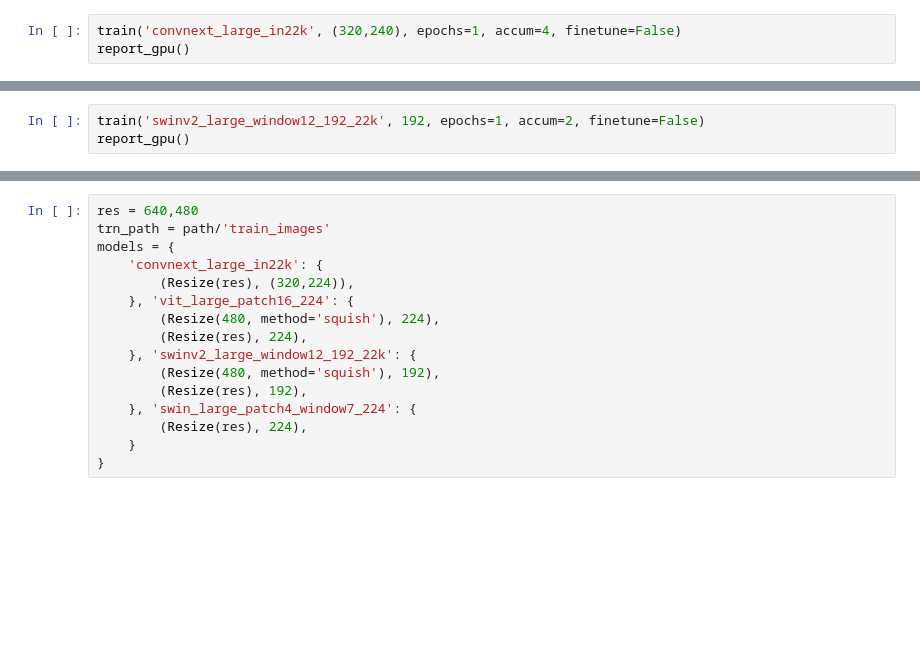
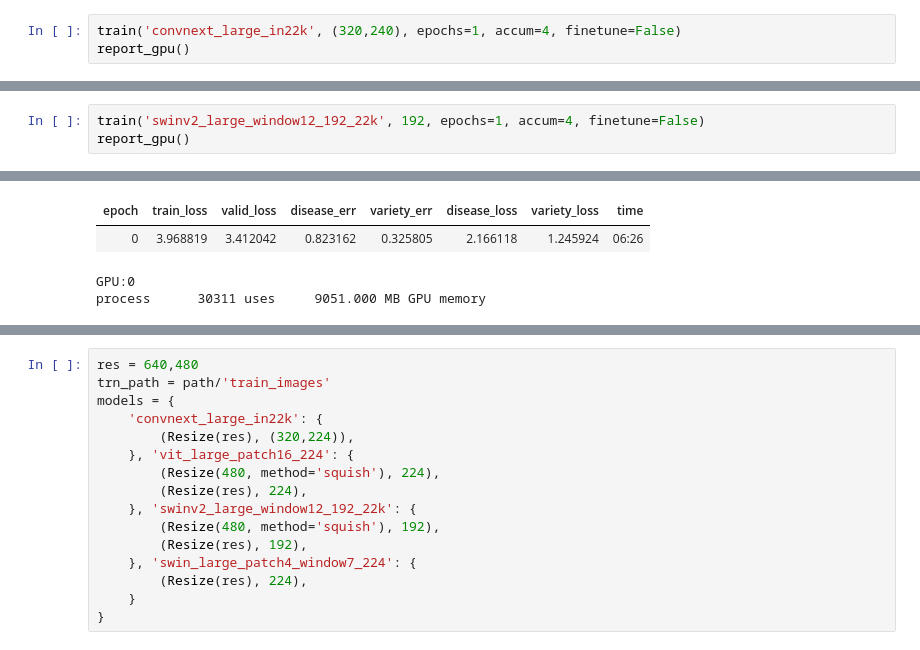
Before and after one commit to sayanbanerjee32/paddy_comp_with_jhoward, a Jupyter notebook: multi_target.ipynb, the cells around one changed output, grey strips where cells are left out. Drawn from its saved outputs; the diff is of its cells as text; blank space fills up the shorter version.

```diff
--- a/multi_target.ipynb
+++ b/multi_target.ipynb
@@ -202,3 +202,4 @@ TypeError: ignored
 # %%
-train('swinv2_large_window12_192_22k', 192, epochs=1, accum=2, finetune=False)
+train('swinv2_large_window12_192_22k', 192, epochs=1, accum=4, finetune=False)
 report_gpu()
+# %% [output]
@@ -205 +207,5 @@ report_gpu()
+| epoch | train_loss | valid_loss | disease_err | variety_err | disease_loss | variety_loss | time |
+| 0 | 3.968819 | 3.412042 | 0.823162 | 0.325805 | 2.166118 | 1.245924 | 06:26 |
+GPU:0
+process      30311 uses     9051.000 MB GPU memory
 # %%
```
Also changed, not shown: parts of 15 cells of this notebook.
